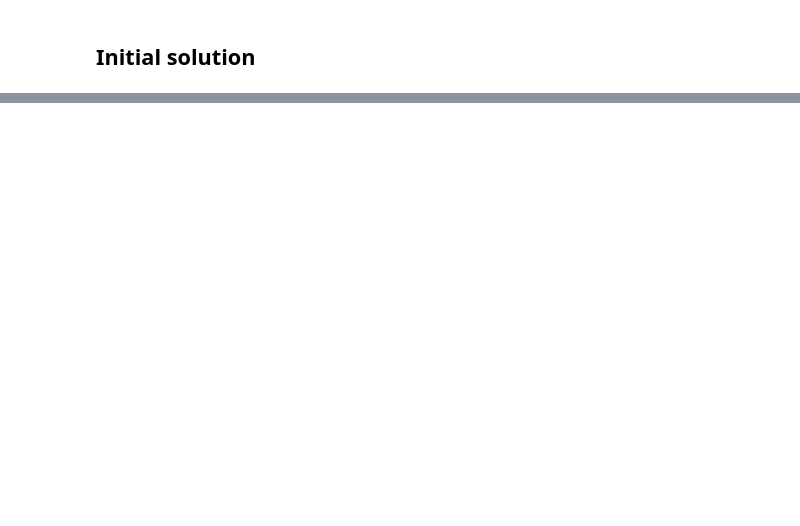
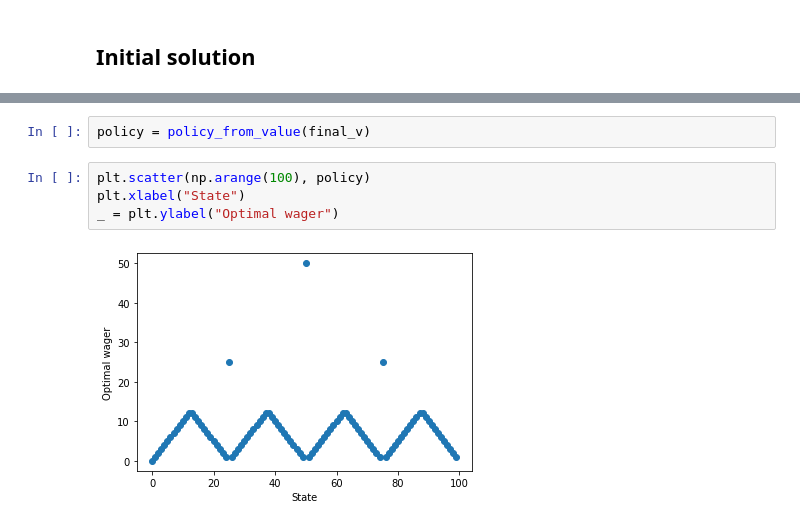
Before and after one commit to rcalef/suttonBarto2ndEd, a Jupyter notebook: ch4/ch4.ipynb, the cells around one changed output, grey strips where cells are left out. Cells and saved outputs as stored; diff of their text form; blank space fills up the shorter version.

```diff
--- a/ch4/ch4.ipynb
+++ b/ch4/ch4.ipynb
@@ -516,0 +516,8 @@ plt.scatter(np.arange(end_val), policy)
+# %%
+policy = policy_from_value(final_v)
+# %%
+plt.scatter(np.arange(100), policy)
+plt.xlabel("State")
+_ = plt.ylabel("Optimal wager")
+# %% [output]
+[figure, added]
```
Also changed, not shown: parts of 27 cells of this notebook.
